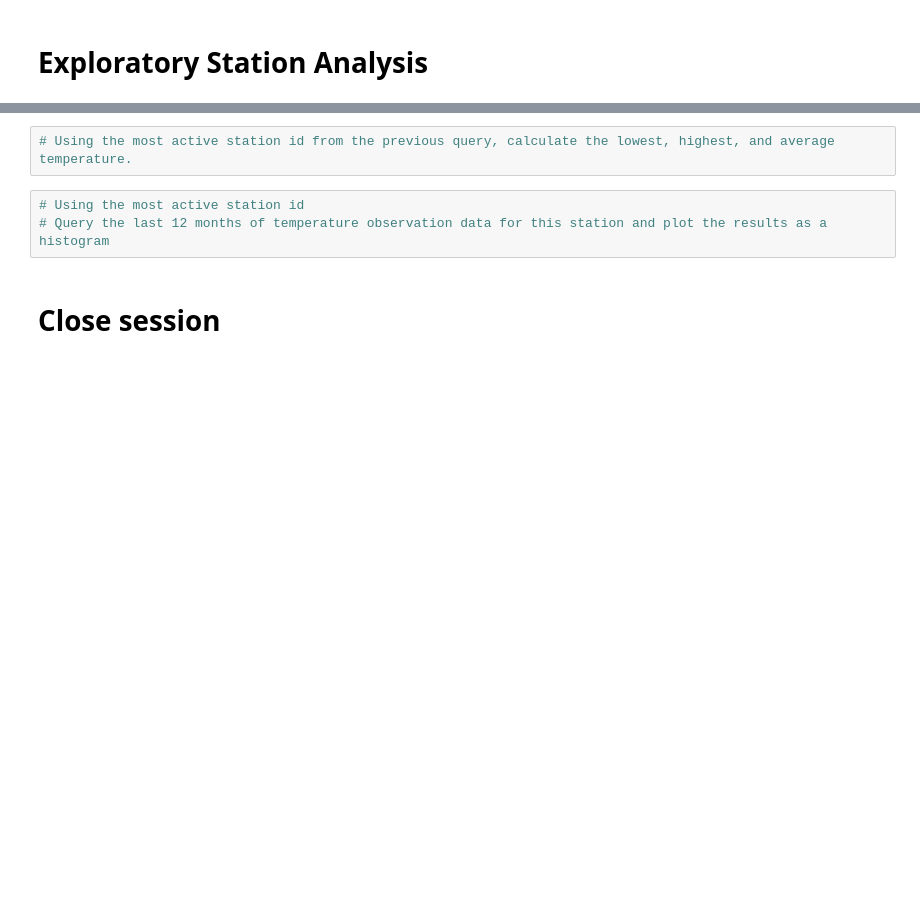
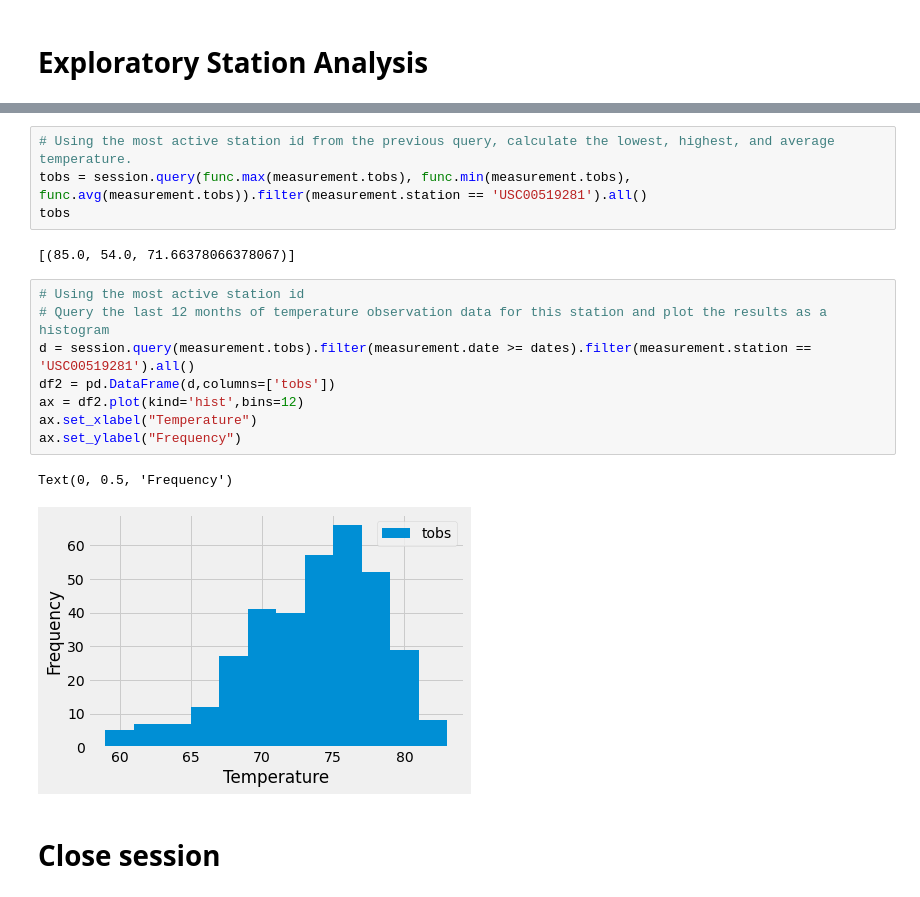
Before and after one commit to rasemanb/sqlalchemy-challenge, a Jupyter notebook: Instructions/climate_starter.ipynb, the cells around one changed output, grey strips where cells are left out. Cells and saved outputs as stored; diff of their text form; blank space fills up the shorter version.

```diff
--- a/Instructions/climate_starter.ipynb
+++ b/Instructions/climate_starter.ipynb
@@ -85,8 +100,20 @@ df.describe()
 # %%
 # Using the most active station id from the previous query, calculate the lowest, highest, and average temperature.
+tobs = session.query(func.max(measurement.tobs), func.min(measurement.tobs), func.avg(measurement.tobs)).filter(measurement.station == 'USC00519281').all()
+tobs
+# %% [output]
+[(85.0, 54.0, 71.66378066378067)]
 # %%
 # Using the most active station id
 # Query the last 12 months of temperature observation data for this station and plot the results as a histogram
+d = session.query(measurement.tobs).filter(measurement.date >= dates).filter(measurement.station == 'USC00519281').all()
+df2 = pd.DataFrame(d,columns=['tobs'])
+ax = df2.plot(kind='hist',bins=12)
+ax.set_xlabel("Temperature")
+ax.set_ylabel("Frequency")
+# %% [output]
+Text(0, 0.5, 'Frequency')
+[figure, added]
 # %% [markdown]
 # Close session
 # %%
```
Also changed, not shown: parts of 3 cells of this notebook.
